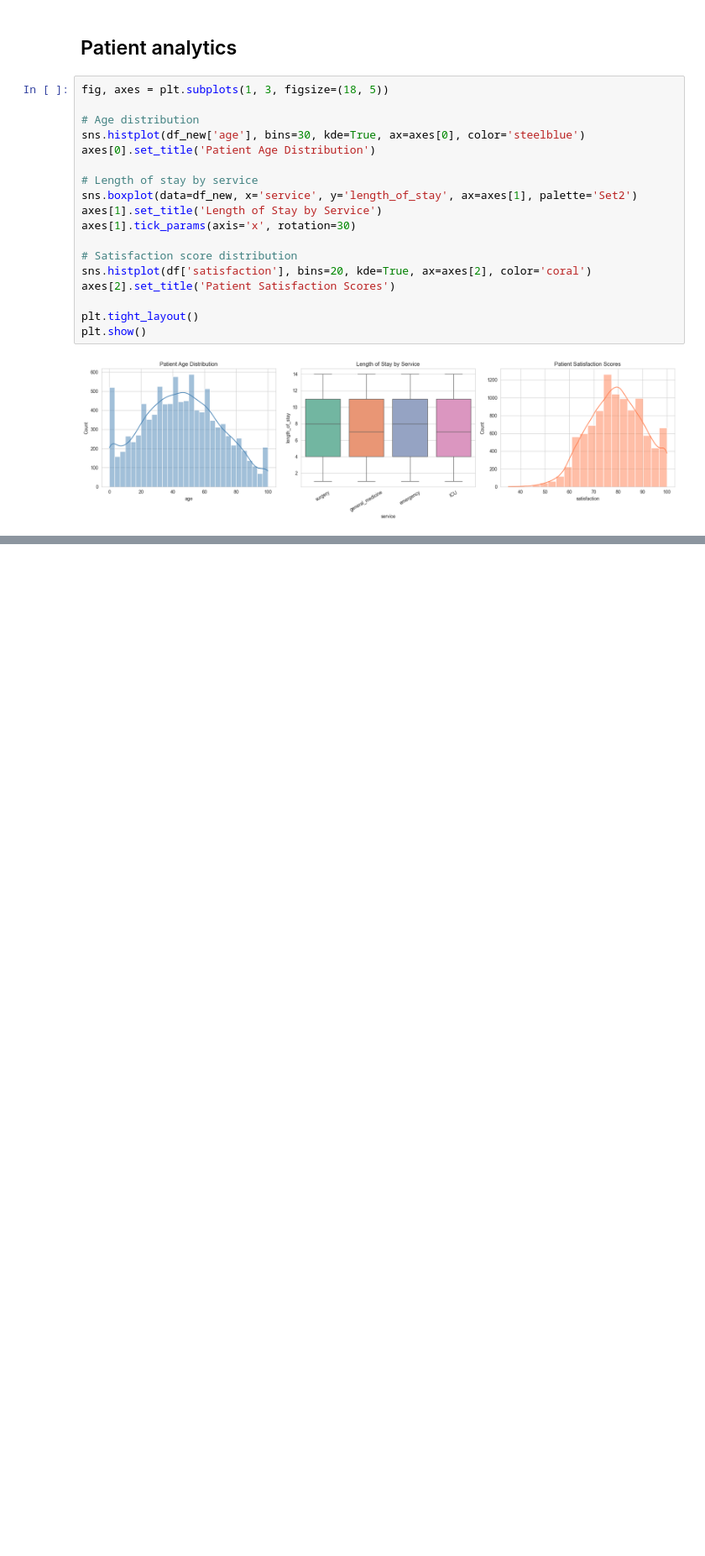
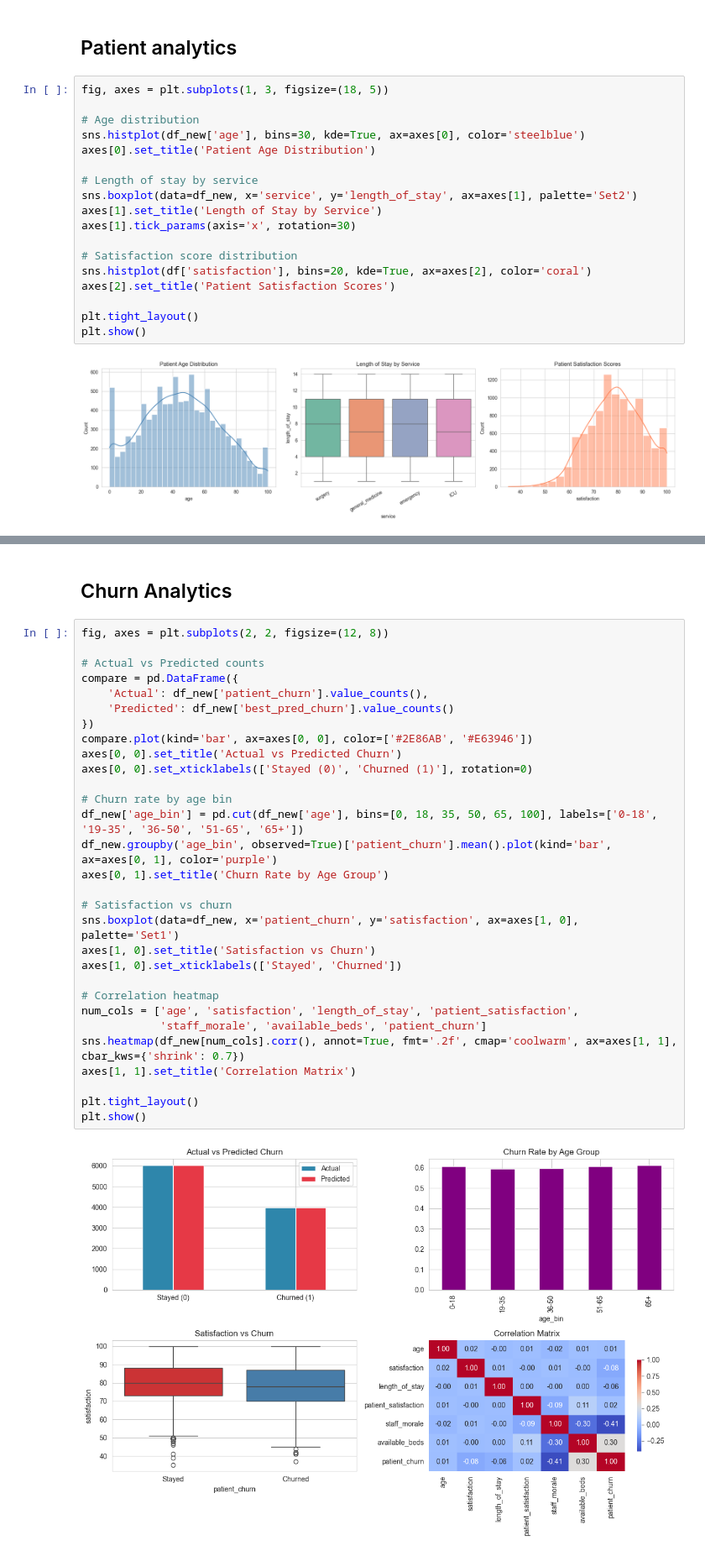
Before and after one commit to Mipjeiger/hospital-churn-customer-analytics-, a Jupyter notebook: develop/researchment/03_ML_application.ipynb, the cells around one changed output, grey strips where cells are left out. Shown at 84% size. Drawn from its saved outputs; the diff is of its cells as text; blank space fills up the shorter version.

```diff
--- a/develop/researchment/03_ML_application.ipynb
+++ b/develop/researchment/03_ML_application.ipynb
@@ -172,0 +260,34 @@ plt.show()
+# %% [markdown]
+## Churn Analytics
+# %%
+fig, axes = plt.subplots(2, 2, figsize=(12, 8))
+
+# Actual vs Predicted counts
+compare = pd.DataFrame({
+    'Actual': df_new['patient_churn'].value_counts(),
+    'Predicted': df_new['best_pred_churn'].value_counts()
+})
+compare.plot(kind='bar', ax=axes[0, 0], color=['#2E86AB', '#E63946'])
+axes[0, 0].set_title('Actual vs Predicted Churn')
+axes[0, 0].set_xticklabels(['Stayed (0)', 'Churned (1)'], rotation=0)
+
+# Churn rate by age bin
+df_new['age_bin'] = pd.cut(df_new['age'], bins=[0, 18, 35, 50, 65, 100], labels=['0-18', '19-35', '36-50', '51-65', '65+'])
+df_new.groupby('age_bin', observed=True)['patient_churn'].mean().plot(kind='bar', ax=axes[0, 1], color='purple')
+axes[0, 1].set_title('Churn Rate by Age Group')
+
+# Satisfaction vs churn
+sns.boxplot(data=df_new, x='patient_churn', y='satisfaction', ax=axes[1, 0], palette='Set1')
+axes[1, 0].set_title('Satisfaction vs Churn')
+axes[1, 0].set_xticklabels(['Stayed', 'Churned'])
+
+# Correlation heatmap
+num_cols = ['age', 'satisfaction', 'length_of_stay', 'patient_satisfaction',
+            'staff_morale', 'available_beds', 'patient_churn']
+sns.heatmap(df_new[num_cols].corr(), annot=True, fmt='.2f', cmap='coolwarm', ax=axes[1, 1], cbar_kws={'shrink': 0.7})
+axes[1, 1].set_title('Correlation Matrix')
+
+plt.tight_layout()
+plt.show()
+# %% [output]
+[figure, added]
```
Also changed, not shown: parts of 16 cells of this notebook, 2 other files.
